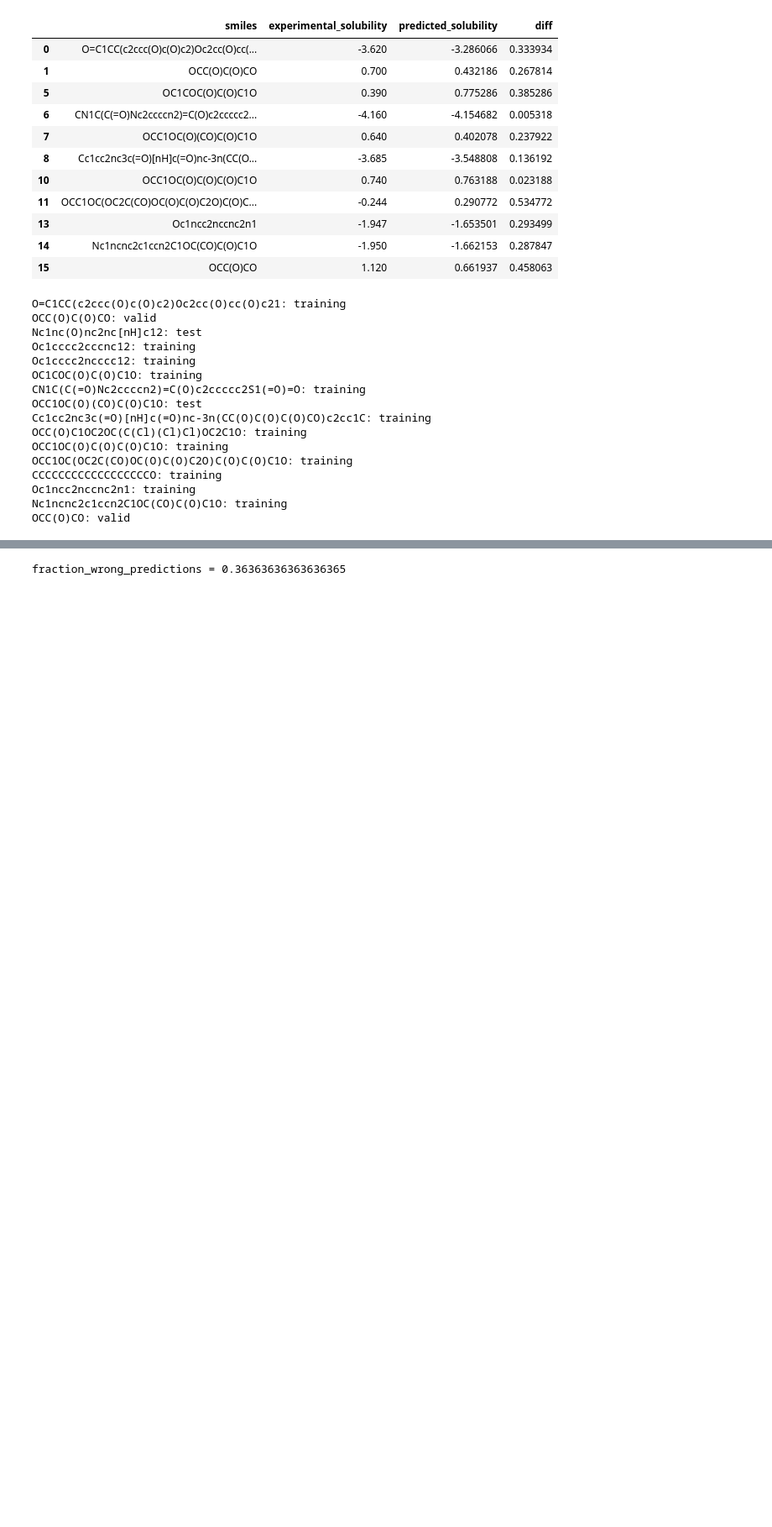
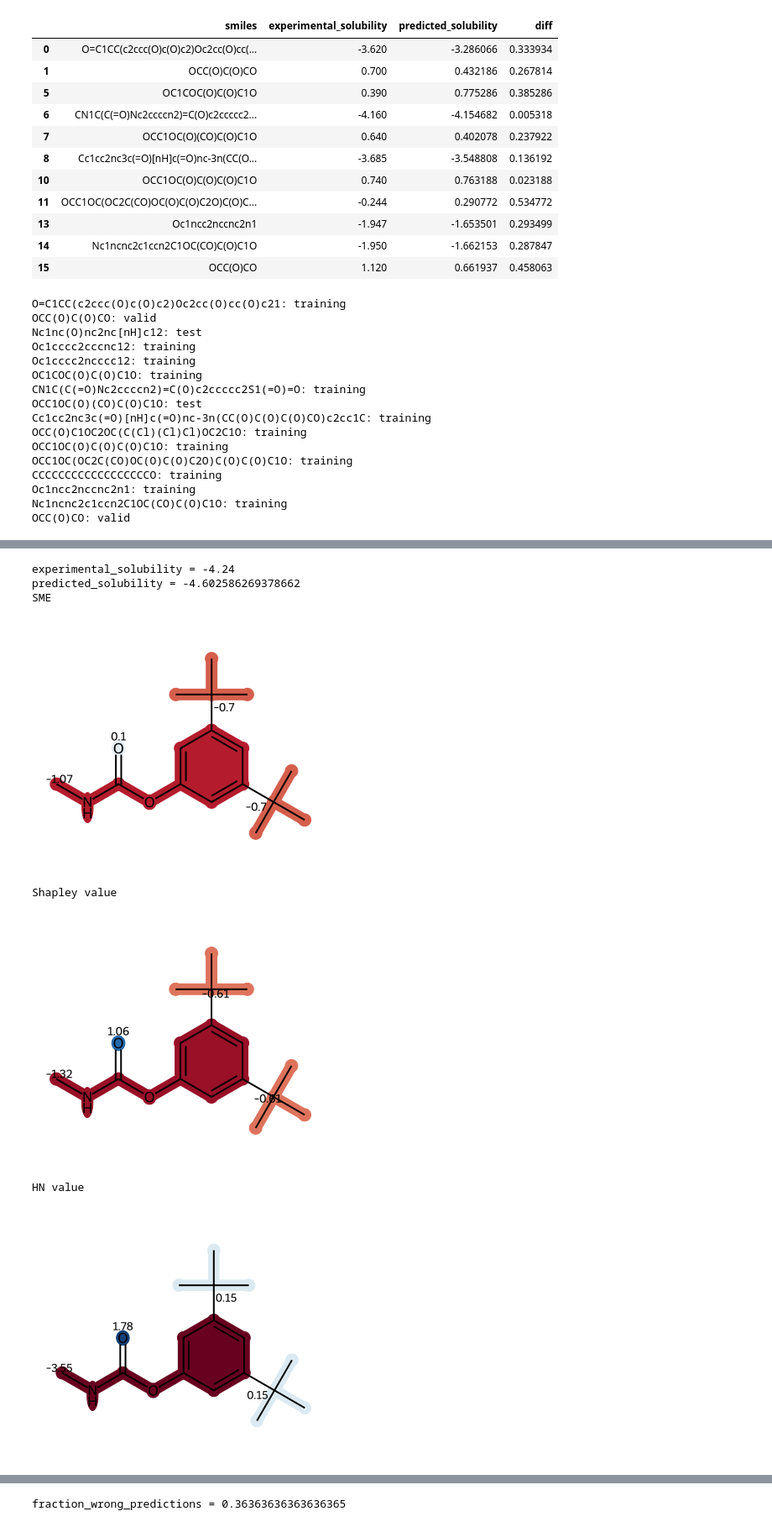
Before and after one commit to xwieme/MastatThesis, a Jupyter notebook: code/notebooks/esol_conflicted_explanation.ipynb, the cells around one changed output, grey strips where cells are left out. Shown at 84% size. Saved outputs shown, nothing was run; the diff lists cells and outputs as text; code cells hidden in the pictures; blank space fills up the shorter version.

```diff
--- a/code/notebooks/esol_conflicted_explanation.ipynb
+++ b/code/notebooks/esol_conflicted_explanation.ipynb
@@ -230,0 +260,11 @@ OCC(O)CO: valid
+# %%
+explain("CNC(=O)Oc1cc(C(C)(C)C)cc(C(C)(C)C)c1", attributions_functional_groups)
+# %% [output]
+experimental_solubility = -4.24
+predicted_solubility = -4.602586269378662
+SME
+[figure, added]
+Shapley value
+[figure, added]
+HN value
+[figure, added]
```
Also changed, not shown: parts of 20 cells of this notebook, 21 other files.
